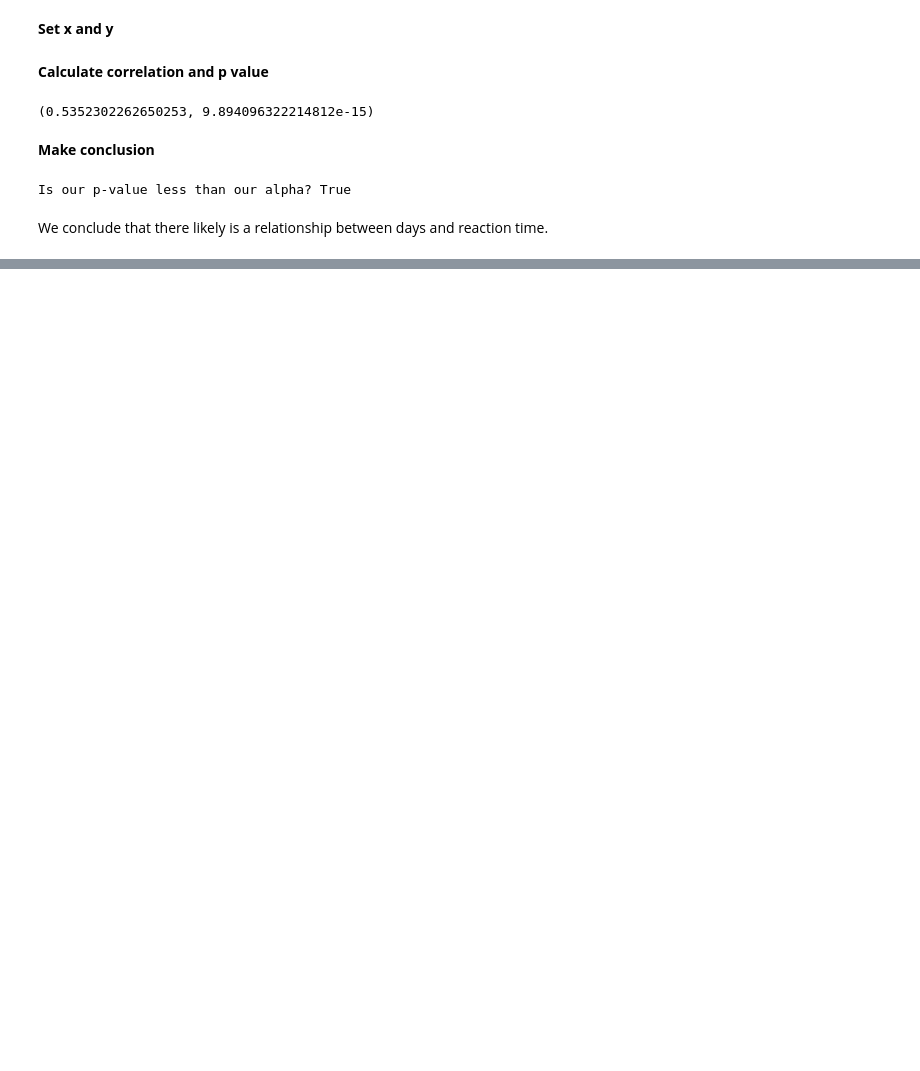
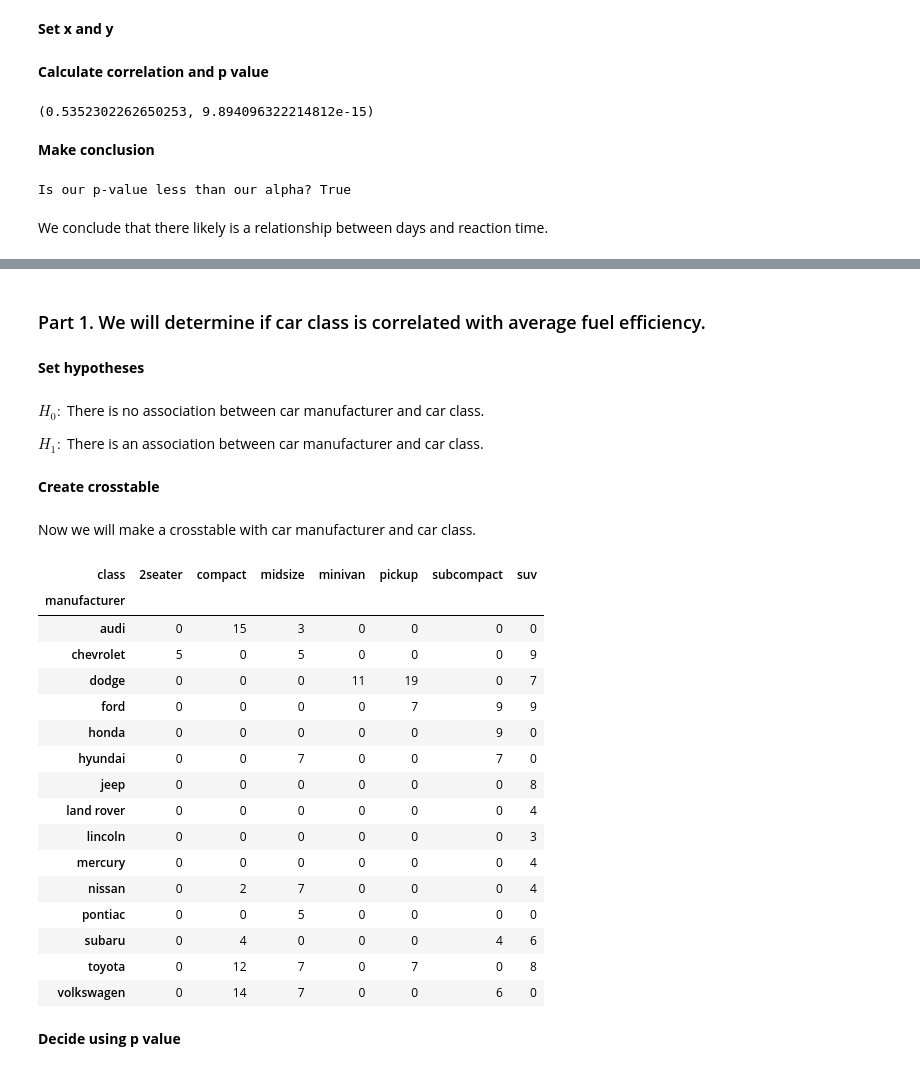
Before and after one commit to malachi-hale/statistics-exercises, a Jupyter notebook: hypothesis_testing.ipynb, the cells around one changed output, grey strips where cells are left out. Saved outputs shown, nothing was run; the diff lists cells and outputs as text; code cells hidden in the pictures; blank space fills up the shorter version.

```diff
--- a/hypothesis_testing.ipynb
+++ b/hypothesis_testing.ipynb
@@ -966,0 +1034,2 @@ We conclude that there likely is a relationship between days and reaction time.
+# %%
+mpg_df = data("mpg")
@@ -966,0 +1045,33 @@ We conclude that there likely is a relationship between days and reaction time.
+# %% [markdown]
+### Part 1. We will determine if car class is correlated with average fuel efficiency.
+# %% [markdown]
+**Set hypotheses**
+# %% [markdown]
+$H_0:$ There is no association between car manufacturer and car class.
+
+$H_1:$ There is an association between car manufacturer and car class.
+# %% [markdown]
+**Create crosstable**
+# %% [markdown]
+Now we will make a crosstable with car manufacturer and car class.
+# %%
+observed = pd.crosstab(mpg_df['manufacturer'], mpg_df['class'])
+observed
+# %% [output]
+| class | 2seater | compact | midsize | minivan | pickup | subcompact | suv |
+| manufacturer |  |  |  |  |  |  |  |
+| audi | 0 | 15 | 3 | 0 | 0 | 0 | 0 |
+| chevrolet | 5 | 0 | 5 | 0 | 0 | 0 | 9 |
+| dodge | 0 | 0 | 0 | 11 | 19 | 0 | 7 |
+| ford | 0 | 0 | 0 | 0 | 7 | 9 | 9 |
+| honda | 0 | 0 | 0 | 0 | 0 | 9 | 0 |
+| hyundai | 0 | 0 | 7 | 0 | 0 | 7 | 0 |
+| jeep | 0 | 0 | 0 | 0 | 0 | 0 | 8 |
+| land rover | 0 | 0 | 0 | 0 | 0 | 0 | 4 |
+| lincoln | 0 | 0 | 0 | 0 | 0 | 0 | 3 |
+| mercury | 0 | 0 | 0 | 0 | 0 | 0 | 4 |
+| nissan | 0 | 2 | 7 | 0 | 0 | 0 | 4 |
+| pontiac | 0 | 0 | 5 | 0 | 0 | 0 | 0 |
+| subaru | 0 | 4 | 0 | 0 | 0 | 4 | 6 |
+| toyota | 0 | 12 | 7 | 0 | 7 | 0 | 8 |
+| volkswagen | 0 | 14 | 7 | 0 | 0 | 6 | 0 |
@@ -966,0 +1080,2 @@ We conclude that there likely is a relationship between days and reaction time.
+# %% [markdown]
+**Decide using p value**
```
Also changed, not shown: parts of 62 cells of this notebook.
